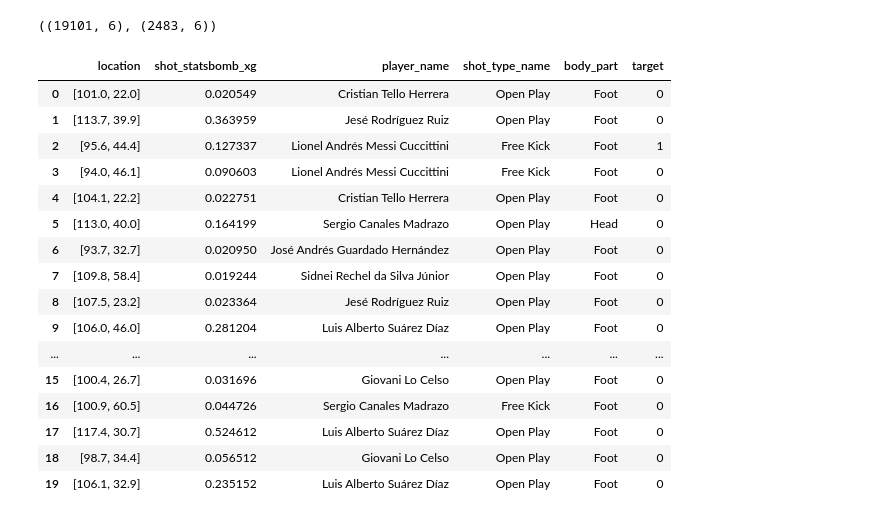
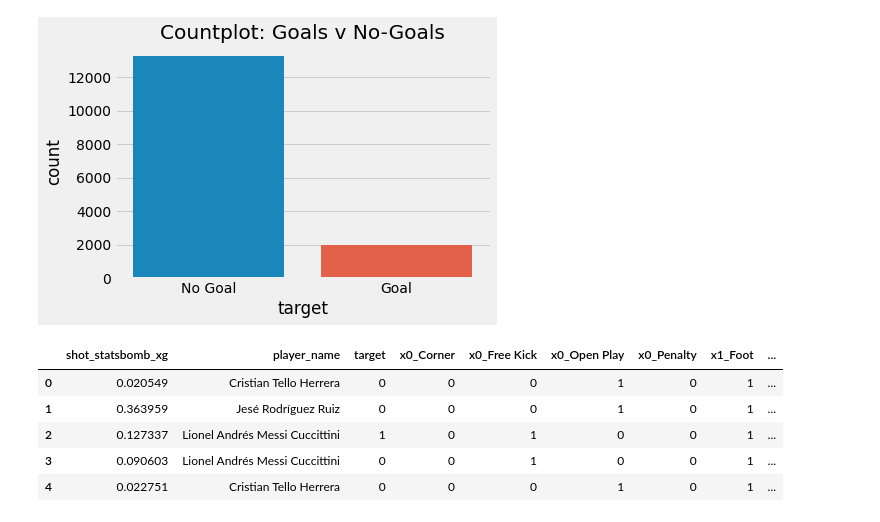
Before and after one commit to Slothfulwave612/xG-Model, a Jupyter notebook: notebook/explore_experiment.ipynb, the cells around one changed output. Saved outputs shown, nothing was run; the diff lists cells and outputs as text; code cells hidden in the pictures.

Commit message:
added log_regg scripts

```diff
--- a/notebook/explore_experiment.ipynb
+++ b/notebook/explore_experiment.ipynb
@@ -109,27 +14,18 @@ df.head(20)
 # %%
-train_df = pd.read_pickle('../input/simple_dataset/train_df.pkl')
-test_df = pd.read_pickle('../input/simple_dataset/test_df.pkl')
+train_df = pd.read_pickle('../input/simple_dataset/train_test_data_result/train_preds_log_regg.pkl')
+test_df = pd.read_pickle('../input/simple_dataset/train_test_data_result/test_preds_log_regg.pkl')
-# %%
-train_df.shape, test_df.shape
-# %% [output]
-((19101, 6), (2483, 6))
+# %%
+plt.style.use('fivethirtyeight')
+
+plot_target(train_df, '../plots/target_count.jpg')
+# %% [output]
+[figure, added]
 # %%
-train_df.head(20)
+train_df.head()
 # %% [output]
-|  | location | shot_statsbomb_xg | player_name | shot_type_name | body_part | target |
-| 0 | [101.0, 22.0] | 0.020549 | Cristian Tello Herrera | Open Play | Foot | 0 |
-| 1 | [113.7, 39.9] | 0.363959 | Jesé Rodríguez Ruiz | Open Play | Foot | 0 |
-| 2 | [95.6, 44.4] | 0.127337 | Lionel Andrés Messi Cuccittini | Free Kick | Foot | 1 |
-| 3 | [94.0, 46.1] | 0.090603 | Lionel Andrés Messi Cuccittini | Free Kick | Foot | 0 |
-| 4 | [104.1, 22.2] | 0.022751 | Cristian Tello Herrera | Open Play | Foot | 0 |
-| 5 | [113.0, 40.0] | 0.164199 | Sergio Canales Madrazo | Open Play | Head | 0 |
-| 6 | [93.7, 32.7] | 0.020950 | José Andrés Guardado Hernández | Open Play | Foot | 0 |
-| 7 | [109.8, 58.4] | 0.019244 | Sidnei Rechel da Silva Júnior | Open Play | Foot | 0 |
-| 8 | [107.5, 23.2] | 0.023364 | Jesé Rodríguez Ruiz | Open Play | Foot | 0 |
-| 9 | [106.0, 46.0] | 0.281204 | Luis Alberto Suárez Díaz | Open Play | Foot | 0 |
-| ... | ... | ... | ... | ... | ... | ... |
-| 15 | [100.4, 26.7] | 0.031696 | Giovani Lo Celso | Open Play | Foot | 0 |
-| 16 | [100.9, 60.5] | 0.044726 | Sergio Canales Madrazo | Free Kick | Foot | 0 |
-| 17 | [117.4, 30.7] | 0.524612 | Luis Alberto Suárez Díaz | Open Play | Foot | 0 |
-| 18 | [98.7, 34.4] | 0.056512 | Giovani Lo Celso | Open Play | Foot | 0 |
-| 19 | [106.1, 32.9] | 0.235152 | Luis Alberto Suárez Díaz | Open Play | Foot | 0 |
+|  | shot_statsbomb_xg | player_name | target | x0_Corner | x0_Free Kick | x0_Open Play | x0_Penalty | x1_Foot | ... |
+| 0 | 0.020549 | Cristian Tello Herrera | 0 | 0 | 0 | 1 | 0 | 1 | ... |
+| 1 | 0.363959 | Jesé Rodríguez Ruiz | 0 | 0 | 0 | 1 | 0 | 1 | ... |
+| 2 | 0.127337 | Lionel Andrés Messi Cuccittini | 1 | 0 | 1 | 0 | 0 | 1 | ... |
+| 3 | 0.090603 | Lionel Andrés Messi Cuccittini | 0 | 0 | 1 | 0 | 0 | 1 | ... |
+| 4 | 0.022751 | Cristian Tello Herrera | 0 | 0 | 0 | 1 | 0 | 1 | ... |
```
Also changed, not shown: parts of 22 cells of this notebook, 48 other files.
